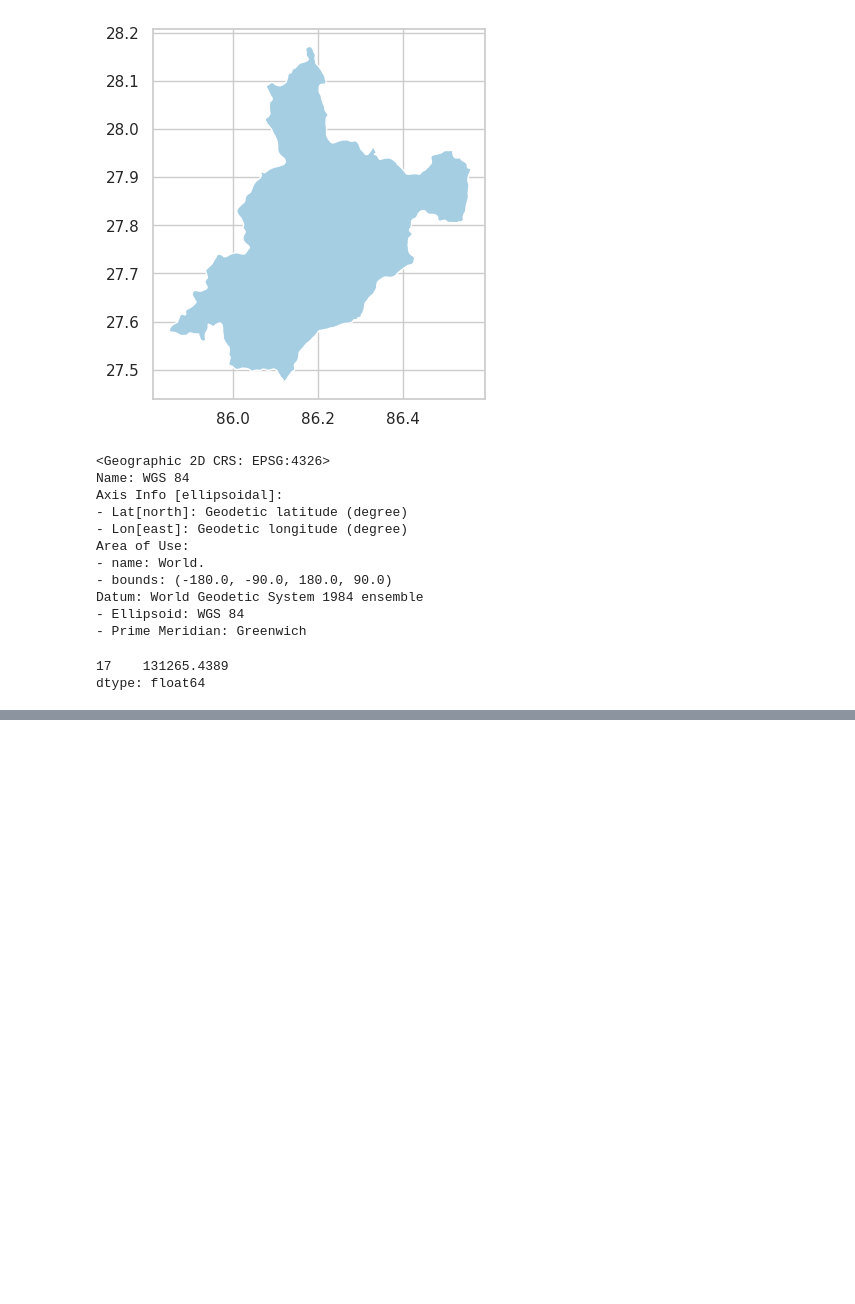
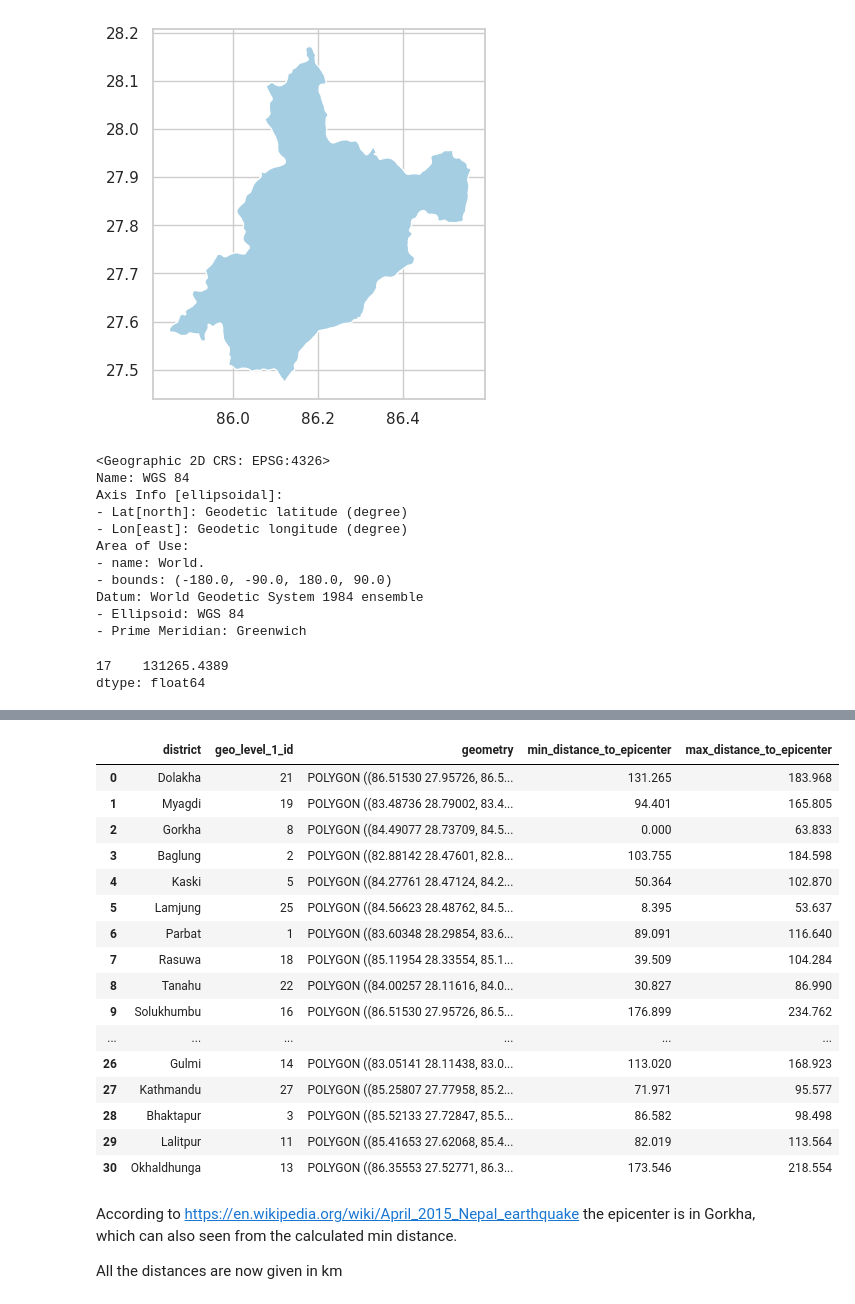
Before and after one commit to nina-prog/richters-predictor-modeling-earthquake-damage, a Jupyter notebook: notebooks/week06/week06-distance-to-epicenter.ipynb, the cells around one changed output, grey strips where cells are left out. Cells and saved outputs as stored; diff of their text form; code cells hidden in the pictures; blank space fills up the shorter version.

Commit message:
Calculation of min and max distance to epicenter per district for all districts

```diff
--- a/notebooks/week06/week06-distance-to-epicenter.ipynb
+++ b/notebooks/week06/week06-distance-to-epicenter.ipynb
@@ -283,0 +320,13 @@ temp.head()
+# %%
+def min_dist(row):
+    series = gpd.GeoSeries(row.geometry)
+    series.crs = 4326
+    series = series.to_crs("EPSG:32645")
+
+    epicenter = gpd.GeoSeries([Point(84.731, 28.230)])
+    epicenter.crs = 4326
+    epicenter = epicenter.to_crs("EPSG:32645")
+
+    dist = series.distance(epicenter, align=False)
+
+    return round(dist.iloc[0], 0) / 1000
@@ -283,0 +366,14 @@ temp.head()
+# %%
+# Use the district_mapping: it contains geo_level_1_id, and geometry
+# Traverse every row in this data frame,
+# write its results to new lists,
+# add the lists as new columns and
+# export the needed information
+
+# Get only the relevant information in one dataframe
+all_districts = shapes[shapes["dist_name"].isin(list(district_mapping["district"]))].copy()
+all_districts = all_districts[["dist_name", "geometry"]]
+all_districts = all_districts.merge(district_mapping[["district", "geo_level_1_id"]], left_on="dist_name", right_on="district", how="inner")
+all_districts = all_districts[["district", "geo_level_1_id", "geometry"]]
+
+all_districts.head()
@@ -283,0 +387,5 @@ temp.head()
+# %%
+all_districts["min_distance_to_epicenter"] = all_districts.apply(min_dist, axis=1)
+# %%
+%%time
+all_districts["max_distance_to_epicenter"] = all_districts.apply(max_dist, axis=1)
@@ -283,0 +395,24 @@ temp.head()
+# %%
+all_districts
+# %% [output]
+|  | district | geo_level_1_id | geometry | min_distance_to_epicenter | max_distance_to_epicenter |
+| 0 | Dolakha | 21 | POLYGON ((86.51530 27.95726, 86.5... | 131.265 | 183.968 |
+| 1 | Myagdi | 19 | POLYGON ((83.48736 28.79002, 83.4... | 94.401 | 165.805 |
+| 2 | Gorkha | 8 | POLYGON ((84.49077 28.73709, 84.5... | 0.000 | 63.833 |
+| 3 | Baglung | 2 | POLYGON ((82.88142 28.47601, 82.8... | 103.755 | 184.598 |
+| 4 | Kaski | 5 | POLYGON ((84.27761 28.47124, 84.2... | 50.364 | 102.870 |
+| 5 | Lamjung | 25 | POLYGON ((84.56623 28.48762, 84.5... | 8.395 | 53.637 |
+| 6 | Parbat | 1 | POLYGON ((83.60348 28.29854, 83.6... | 89.091 | 116.640 |
+| 7 | Rasuwa | 18 | POLYGON ((85.11954 28.33554, 85.1... | 39.509 | 104.284 |
+| 8 | Tanahu | 22 | POLYGON ((84.00257 28.11616, 84.0... | 30.827 | 86.990 |
+| 9 | Solukhumbu | 16 | POLYGON ((86.51530 27.95726, 86.5... | 176.899 | 234.762 |
+| ... | ... | ... | ... | ... | ... |
+| 26 | Gulmi | 14 | POLYGON ((83.05141 28.11438, 83.0... | 113.020 | 168.923 |
+| 27 | Kathmandu | 27 | POLYGON ((85.25807 27.77958, 85.2... | 71.971 | 95.577 |
+| 28 | Bhaktapur | 3 | POLYGON ((85.52133 27.72847, 85.5... | 86.582 | 98.498 |
+| 29 | Lalitpur | 11 | POLYGON ((85.41653 27.62068, 85.4... | 82.019 | 113.564 |
+| 30 | Okhaldhunga | 13 | POLYGON ((86.35553 27.52771, 86.3... | 173.546 | 218.554 |
+# %% [markdown]
+According to https://en.wikipedia.org/wiki/April_2015_Nepal_earthquake the epicenter is in Gorkha, which can also seen from the calculated min distance.
+
+All the distances are now given in km
```
Also changed, not shown: parts of 11 cells of this notebook.
